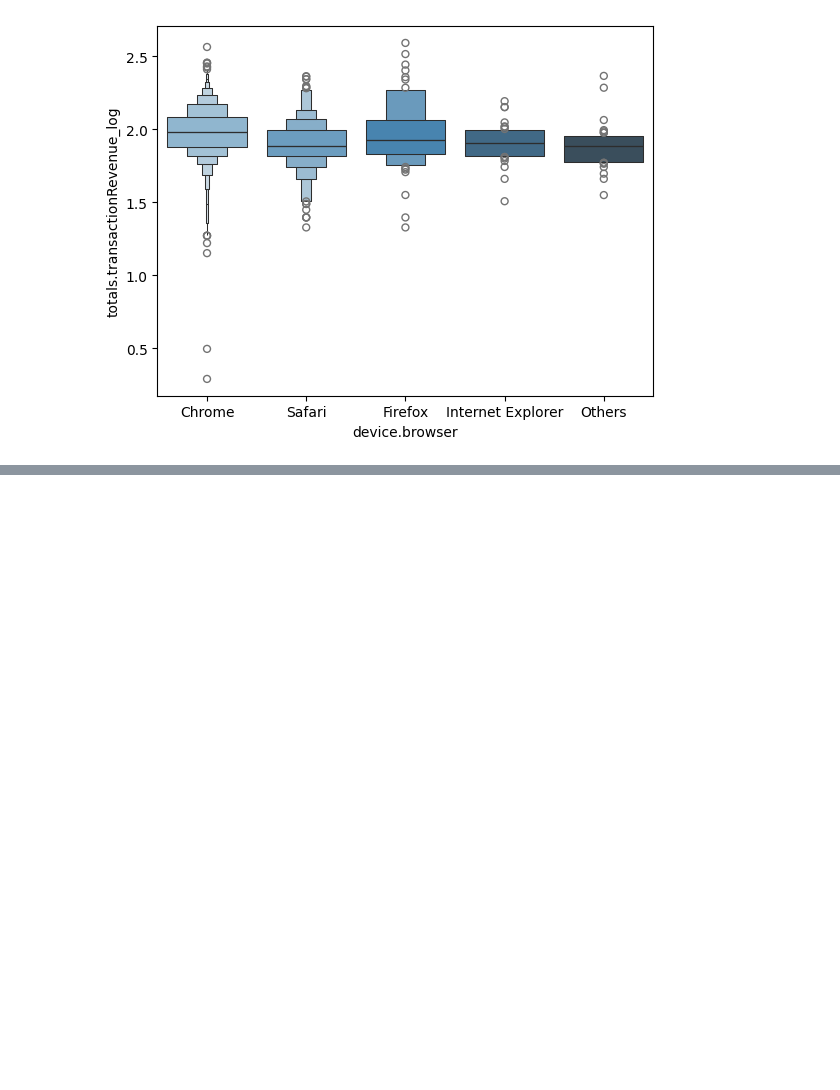
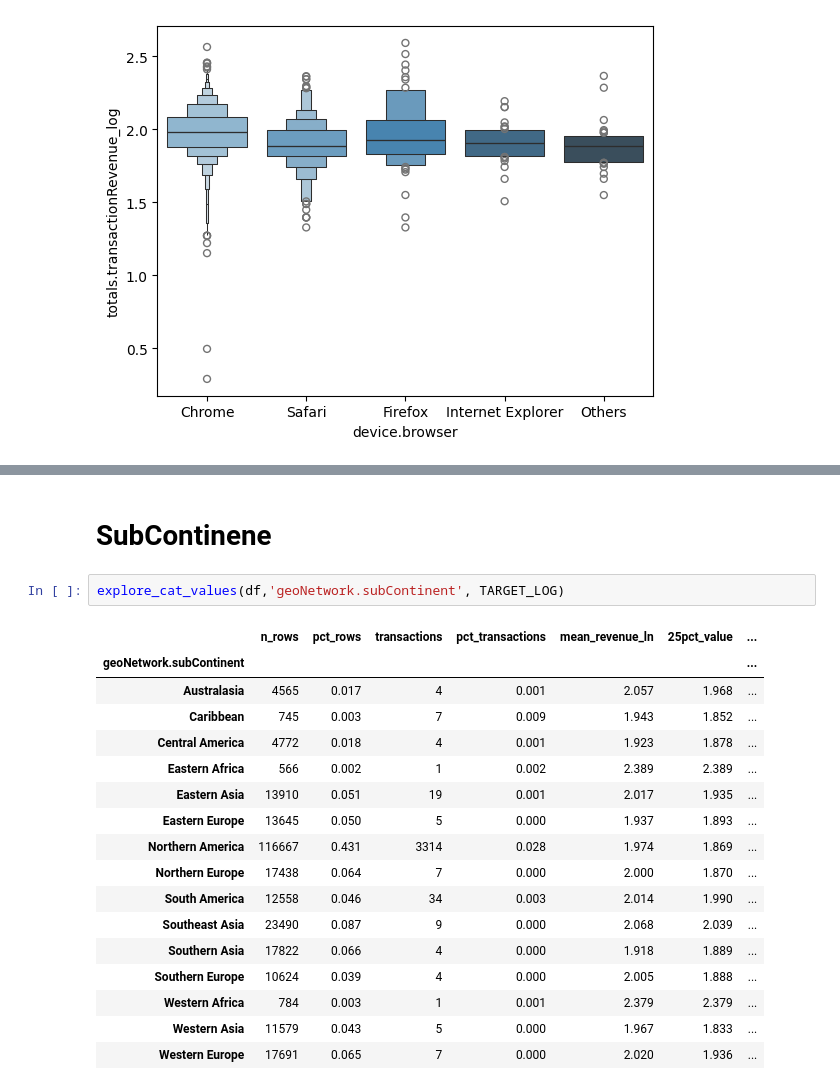
Before and after one commit to KARENCMP82/Python, a Jupyter notebook: GACR_Regresion_clase.ipynb, the cells around one changed output, grey strips where cells are left out. Drawn from its saved outputs; the diff is of its cells as text; blank space fills up the shorter version.

```diff
--- a/GACR_Regresion_clase.ipynb
+++ b/GACR_Regresion_clase.ipynb
@@ -439,0 +555,22 @@ def
+# %% [markdown]
+# SubContinene
+# %%
+explore_cat_values(df,'geoNetwork.subContinent', TARGET_LOG)
+# %% [output]
+|  | n_rows | pct_rows | transactions | pct_transactions | mean_revenue_ln | 25pct_value | ... |
+| geoNetwork.subContinent |  |  |  |  |  |  | ... |
+| Australasia | 4565 | 0.017 | 4 | 0.001 | 2.057 | 1.968 | ... |
+| Caribbean | 745 | 0.003 | 7 | 0.009 | 1.943 | 1.852 | ... |
+| Central America | 4772 | 0.018 | 4 | 0.001 | 1.923 | 1.878 | ... |
+| Eastern Africa | 566 | 0.002 | 1 | 0.002 | 2.389 | 2.389 | ... |
+| Eastern Asia | 13910 | 0.051 | 19 | 0.001 | 2.017 | 1.935 | ... |
+| Eastern Europe | 13645 | 0.050 | 5 | 0.000 | 1.937 | 1.893 | ... |
+| Northern America | 116667 | 0.431 | 3314 | 0.028 | 1.974 | 1.869 | ... |
+| Northern Europe | 17438 | 0.064 | 7 | 0.000 | 2.000 | 1.870 | ... |
+| South America | 12558 | 0.046 | 34 | 0.003 | 2.014 | 1.990 | ... |
+| Southeast Asia | 23490 | 0.087 | 9 | 0.000 | 2.068 | 2.039 | ... |
+| Southern Asia | 17822 | 0.066 | 4 | 0.000 | 1.918 | 1.889 | ... |
+| Southern Europe | 10624 | 0.039 | 4 | 0.000 | 2.005 | 1.888 | ... |
+| Western Africa | 784 | 0.003 | 1 | 0.001 | 2.379 | 2.379 | ... |
+| Western Asia | 11579 | 0.043 | 5 | 0.000 | 1.967 | 1.833 | ... |
+| Western Europe | 17691 | 0.065 | 7 | 0.000 | 2.020 | 1.936 | ... |
```
Also changed, not shown: parts of 30 cells of this notebook.
